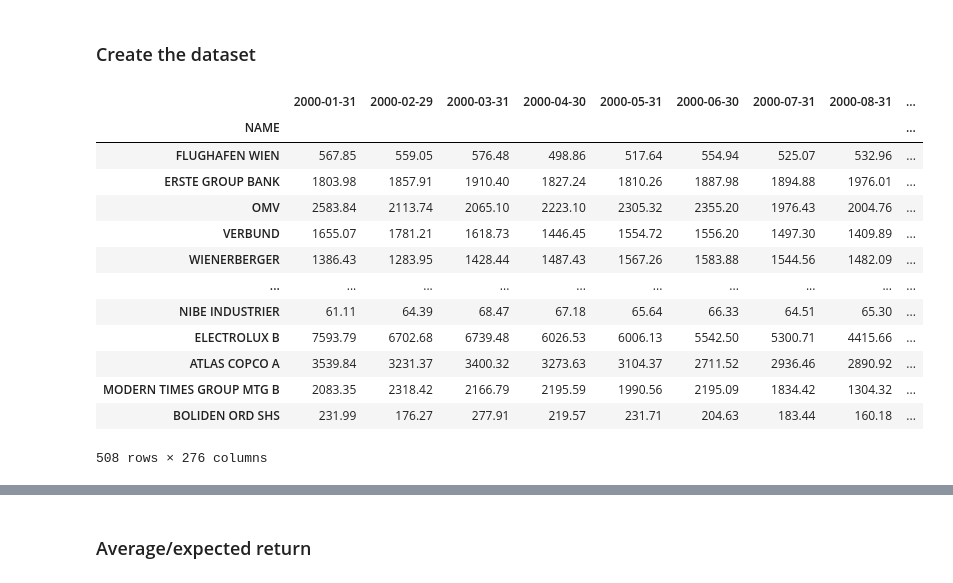
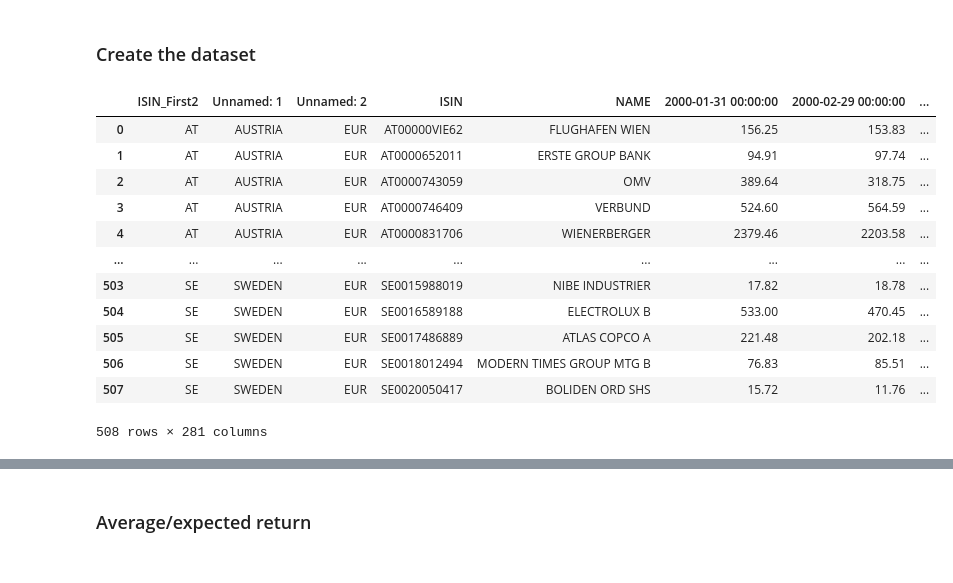
Before and after one commit to GiammarcoBozzelli/SEF, a Jupyter notebook: main.ipynb, the cells around one changed output, grey strips where cells are left out. Saved outputs shown, nothing was run; the diff lists cells and outputs as text; code cells hidden in the pictures.

```diff
--- a/main.ipynb
+++ b/main.ipynb
@@ -193,18 +194,17 @@ list_NAME = list(np_NAME)
 # %%
 #We use this dataset because it seems that all EUR firms have an E score
-df_EUR_M_cap
+df_EUR_M_RI
 # %% [output]
-|  | 2000-01-31 | 2000-02-29 | 2000-03-31 | 2000-04-30 | 2000-05-31 | 2000-06-30 | 2000-07-31 | 2000-08-31 | ... |
-| NAME |  |  |  |  |  |  |  |  | ... |
-| FLUGHAFEN WIEN | 567.85 | 559.05 | 576.48 | 498.86 | 517.64 | 554.94 | 525.07 | 532.96 | ... |
-| ERSTE GROUP BANK | 1803.98 | 1857.91 | 1910.40 | 1827.24 | 1810.26 | 1887.98 | 1894.88 | 1976.01 | ... |
-| OMV | 2583.84 | 2113.74 | 2065.10 | 2223.10 | 2305.32 | 2355.20 | 1976.43 | 2004.76 | ... |
-| VERBUND | 1655.07 | 1781.21 | 1618.73 | 1446.45 | 1554.72 | 1556.20 | 1497.30 | 1409.89 | ... |
-| WIENERBERGER | 1386.43 | 1283.95 | 1428.44 | 1487.43 | 1567.26 | 1583.88 | 1544.56 | 1482.09 | ... |
-| ... | ... | ... | ... | ... | ... | ... | ... | ... | ... |
-| NIBE INDUSTRIER | 61.11 | 64.39 | 68.47 | 67.18 | 65.64 | 66.33 | 64.51 | 65.30 | ... |
-| ELECTROLUX B | 7593.79 | 6702.68 | 6739.48 | 6026.53 | 6006.13 | 5542.50 | 5300.71 | 4415.66 | ... |
-| ATLAS COPCO A | 3539.84 | 3231.37 | 3400.32 | 3273.63 | 3104.37 | 2711.52 | 2936.46 | 2890.92 | ... |
-| MODERN TIMES GROUP MTG B | 2083.35 | 2318.42 | 2166.79 | 2195.59 | 1990.56 | 2195.09 | 1834.42 | 1304.32 | ... |
-| BOLIDEN ORD SHS | 231.99 | 176.27 | 277.91 | 219.57 | 231.71 | 204.63 | 183.44 | 160.18 | ... |
+|  | ISIN_First2 | Unnamed: 1 | Unnamed: 2 | ISIN | NAME | 2000-01-31 00:00:00 | 2000-02-29 00:00:00 | ... |
+| 0 | AT | AUSTRIA | EUR | AT00000VIE62 | FLUGHAFEN WIEN | 156.25 | 153.83 | ... |
+| 1 | AT | AUSTRIA | EUR | AT0000652011 | ERSTE GROUP BANK | 94.91 | 97.74 | ... |
+| 2 | AT | AUSTRIA | EUR | AT0000743059 | OMV | 389.64 | 318.75 | ... |
+| 3 | AT | AUSTRIA | EUR | AT0000746409 | VERBUND | 524.60 | 564.59 | ... |
+| 4 | AT | AUSTRIA | EUR | AT0000831706 | WIENERBERGER | 2379.46 | 2203.58 | ... |
+| ... | ... | ... | ... | ... | ... | ... | ... | ... |
+| 503 | SE | SWEDEN | EUR | SE0015988019 | NIBE INDUSTRIER | 17.82 | 18.78 | ... |
+| 504 | SE | SWEDEN | EUR | SE0016589188 | ELECTROLUX B | 533.00 | 470.45 | ... |
+| 505 | SE | SWEDEN | EUR | SE0017486889 | ATLAS COPCO A | 221.48 | 202.18 | ... |
+| 506 | SE | SWEDEN | EUR | SE0018012494 | MODERN TIMES GROUP MTG B | 76.83 | 85.51 | ... |
+| 507 | SE | SWEDEN | EUR | SE0020050417 | BOLIDEN ORD SHS | 15.72 | 11.76 | ... |
-508 rows × 276 columns
+508 rows × 281 columns
```
Also changed, not shown: parts of 30 cells of this notebook.
